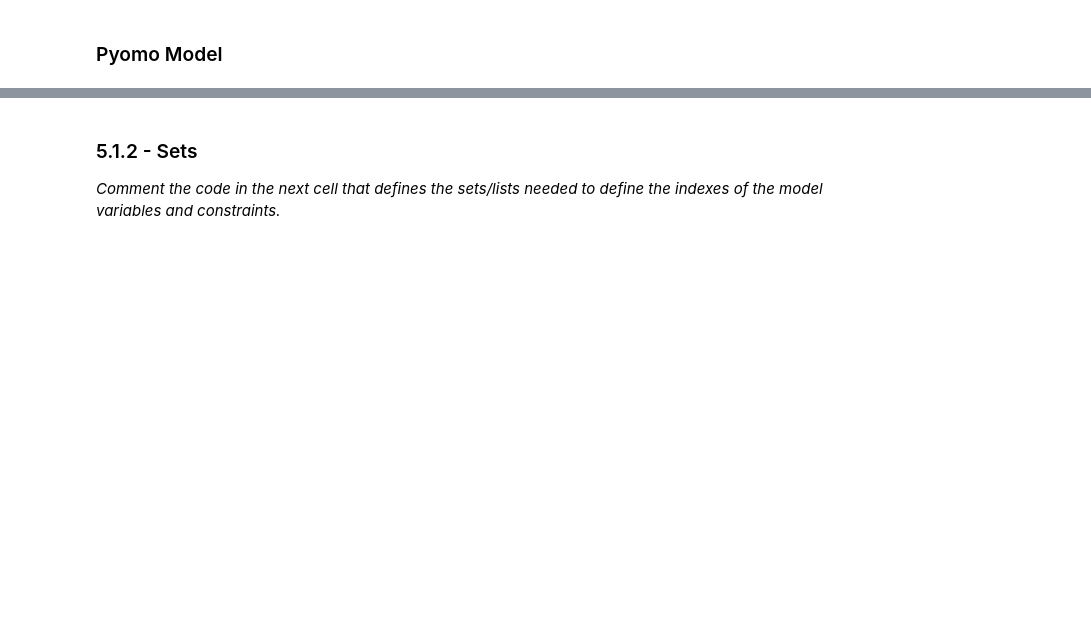
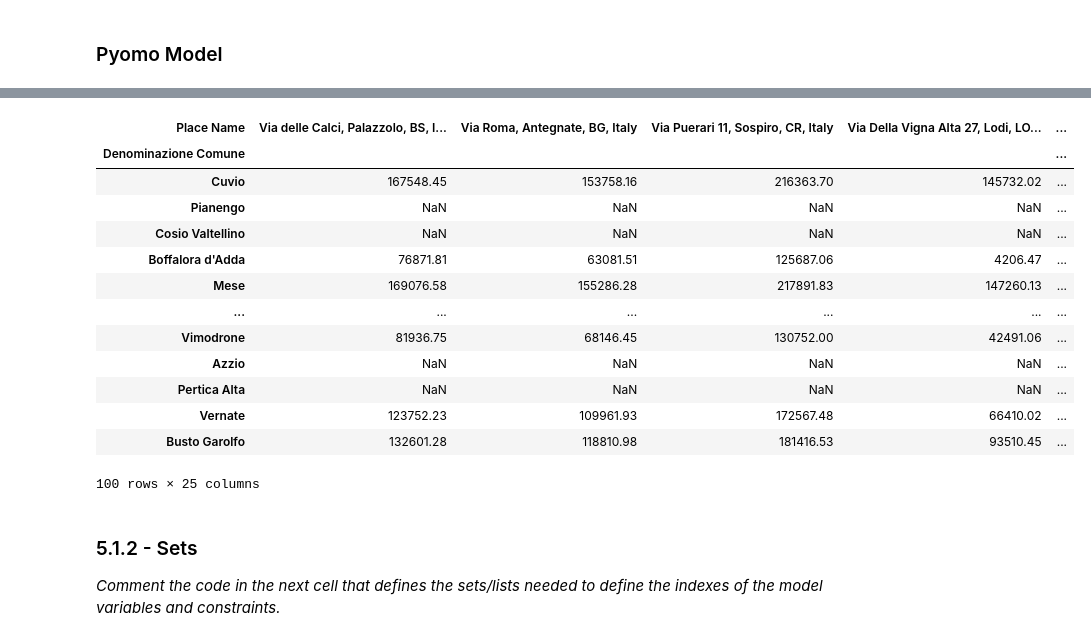
Before and after one commit to LoreJob/Logistic-Problem-Walmart, a Jupyter notebook: Pyomo Model/ProjectTemplate.ipynb, the cells around one changed output, grey strips where cells are left out. Drawn from its saved outputs; the diff is of its cells as text; code cells hidden in the pictures; blank space fills up the shorter version.

```diff
--- a/Pyomo Model/ProjectTemplate.ipynb
+++ b/Pyomo Model/ProjectTemplate.ipynb
@@ -743,0 +709,7 @@ pyo.value(model.x[1,1])
+# %%
+little_com = df_ter.sample(n = 100)
+little_com = little_com[["Denominazione Comune", "Latitude", "Longitude"]]
+
+
+little_ter = df_prop.sample(n = 25)
+little_ter = little_ter[["Title", "Latitude", "Longitude"]]
@@ -744,3 +757,69 @@ pyo.value(model.x[1,1])
+# %%
+import pandas as pd
+import requests
+
+# Questo è stata una rottura di palle perché non funzionava, quindi tra chatgpt e qualche smadonnamnto l'ho fatto,
+# è un pochino complesso per cui cerco di spiegare bene.
+
+def calculate_street_distances(coordinates1, coordinates2):
+    url = "https://api.openrouteservice.org/v2/matrix/driving-car"
+
+    coordinates = coordinates1 + coordinates2
+
+
+    params = {
+        "locations": coordinates,
+        "metrics": ["distance"],
+        "units": "m",
+        "sources": list(range(len(coordinates1))),
+        "destinations": list(range(len(coordinates1), len(coordinates))),
+    }
+
+    headers = {
+        "Accept": "application/json, application/geo+json, application/gpx+xml, img/png; charset=utf-8",
+        "Authorization": "5b3ce3597851110001cf624825d9da2162264e588872207f3b9fbe46"
+    }
+
+    try:
+        response = requests.post(url, json=params, headers=headers)
+        data = response.json()
+
+        if response.status_code == 200 and "distances" in data:
+            return data["distances"]
+        else:
+            print("Error:", data)
+            return None
+    except Exception as e:
+        print("Error:", e)
+        return None
+
+
+# Qui raticamente estrae le coordinate
+coordinates1 = [[lat, lon] for lat, lon in zip(little_com['Latitude'], little_com['Longitude'])]
+coordinates2 = [[lat, lon] for lat, lon in zip(little_ter['Latitude'], little_ter['Longitude'])]
+
+# qui calcola la distanza usando una roba he si chiama matrix v2, super figo
+distances = calculate_street_distances(coordinates1, coordinates2)
+
+# Cva beh qui creo solo il df
+distances_df = pd.DataFrame(distances, index=little_com['Denominazione Comune'], columns=little_ter['Place Name'])
+
+distances_df
+# %% [output]
+| Place Name | Via delle Calci, Palazzolo, BS, I... | Via Roma, Antegnate, BG, Italy | Via Puerari 11, Sospiro, CR, Italy | Via Della Vigna Alta 27, Lodi, LO... | ... |
+| Denominazione Comune |  |  |  |  | ... |
+| Cuvio | 167548.45 | 153758.16 | 216363.70 | 145732.02 | ... |
+| Pianengo | NaN | NaN | NaN | NaN | ... |
+| Cosio Valtellino | NaN | NaN | NaN | NaN | ... |
+| Boffalora d'Adda | 76871.81 | 63081.51 | 125687.06 | 4206.47 | ... |
+| Mese | 169076.58 | 155286.28 | 217891.83 | 147260.13 | ... |
+| ... | ... | ... | ... | ... | ... |
+| Vimodrone | 81936.75 | 68146.45 | 130752.00 | 42491.06 | ... |
+| Azzio | NaN | NaN | NaN | NaN | ... |
+| Pertica Alta | NaN | NaN | NaN | NaN | ... |
+| Vernate | 123752.23 | 109961.93 | 172567.48 | 66410.02 | ... |
+| Busto Garolfo | 132601.28 | 118810.98 | 181416.53 | 93510.45 | ... |
+100 rows × 25 columns
 # %% [markdown]
 ### 5.1.2 - Sets
 *Comment the code in the next cell that defines the sets/lists needed to define the indexes of the model variables and constraints.*
```
Also changed, not shown: parts of 10 cells of this notebook, 1 other file.
